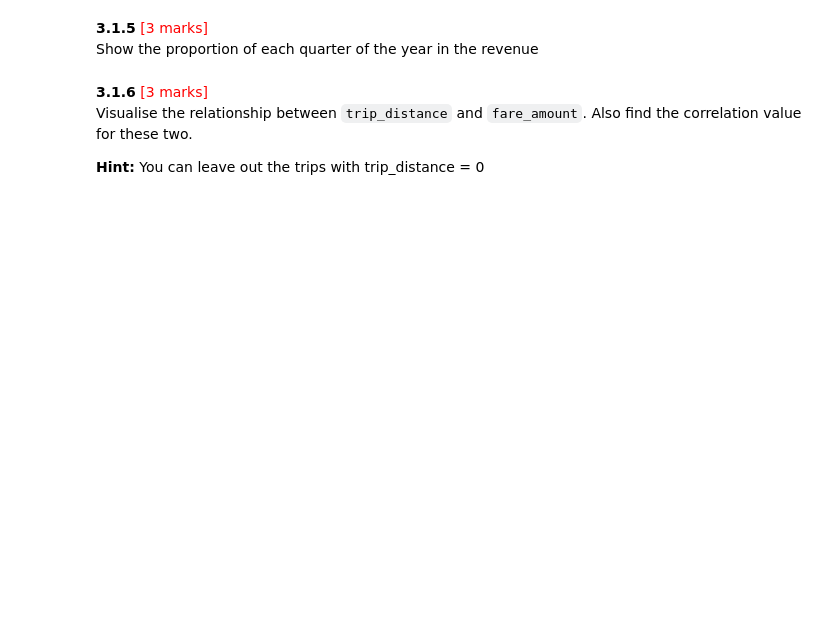
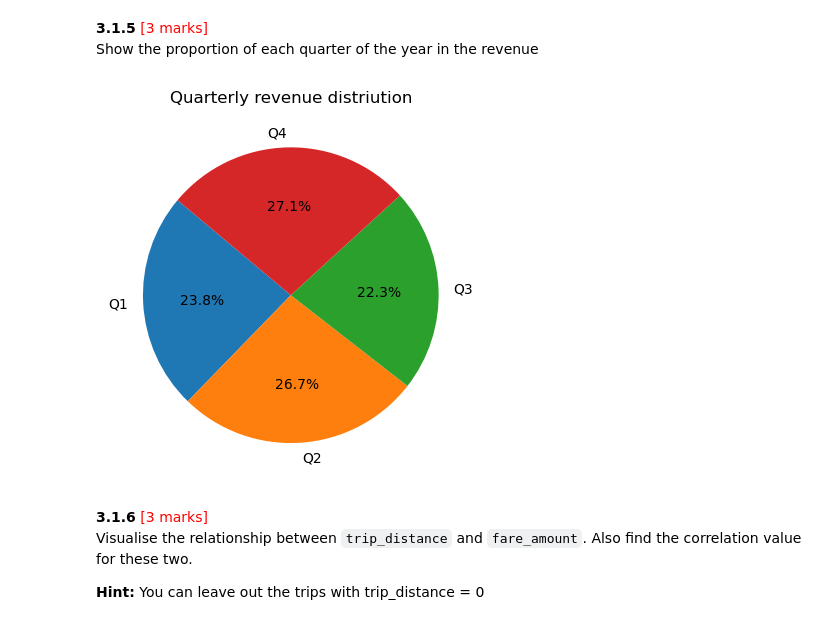
Before and after one commit to rajiv2607/EDA-NYC-Taxi, a Jupyter notebook: Datasets and Dictionary/EDA_Assg_NYC_Taxi_Starter.ipynb, the cells around one changed output. Cells and saved outputs as stored; diff of their text form; code cells hidden in the pictures; blank space fills up the shorter version.

```diff
--- a/Datasets and Dictionary/EDA_Assg_NYC_Taxi_Starter.ipynb
+++ b/Datasets and Dictionary/EDA_Assg_NYC_Taxi_Starter.ipynb
@@ -800,3 +824,25 @@ Show the proportion of each quarter of the year in the revenue
+# %%
+# Calculate proportion of each quarter
+
+def convertMonthToQuarter(month):
+    if month in [1,2,3]:
+        return 'Q1'
+    elif month in [4,5,6]:
+        return 'Q2'
+    elif month in [7,8,9]:
+        return 'Q3'
+    else:
+        return 'Q4'
+
+non_zero_df['quarter_derived'] = non_zero_df['pickup_months_derived'].apply(convertMonthToQuarter)
+quarter_revenue  = non_zero_df.groupby('quarter_derived')['total_amount'].sum().sort_index()
+
+
+plt.pie(quarter_revenue, labels=quarter_revenue.index, autopct='%1.1f%%', startangle=140)
+plt.title("Quarterly revenue distriution")
+plt.show()
+# %% [output]
+[figure, added]
 # %% [markdown]
 **3.1.6** <font color = red>[3 marks]</font> <br>
 Visualise the relationship between `trip_distance` and `fare_amount`. Also find the correlation value for these two.
```
Also changed, not shown: parts of 76 cells of this notebook.
